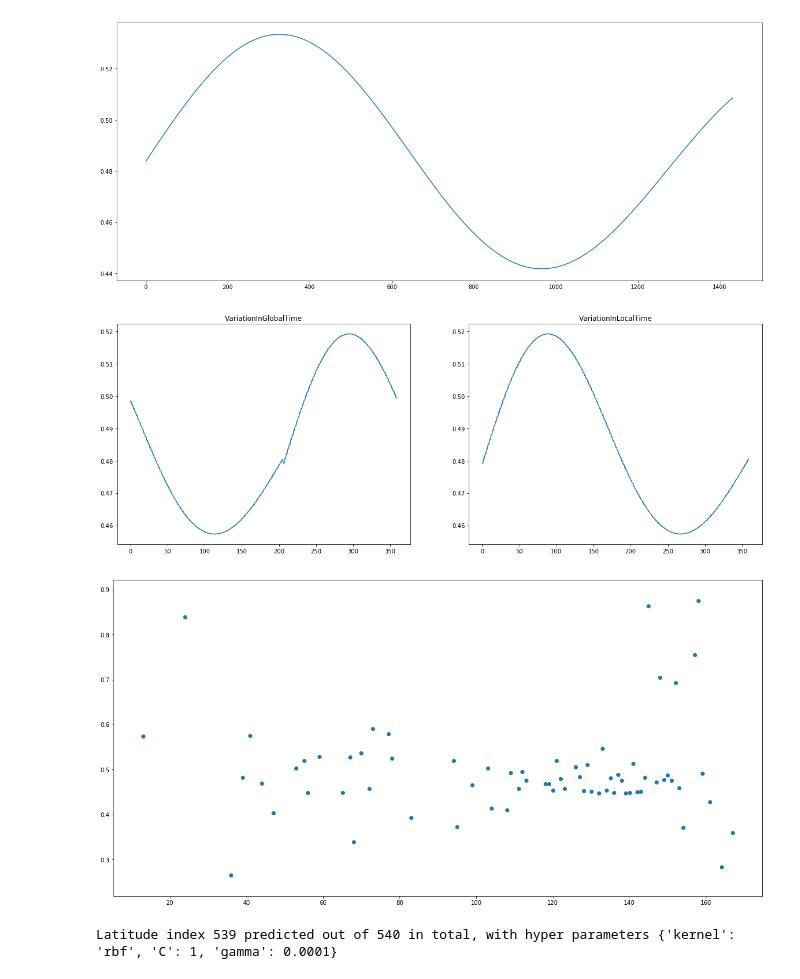
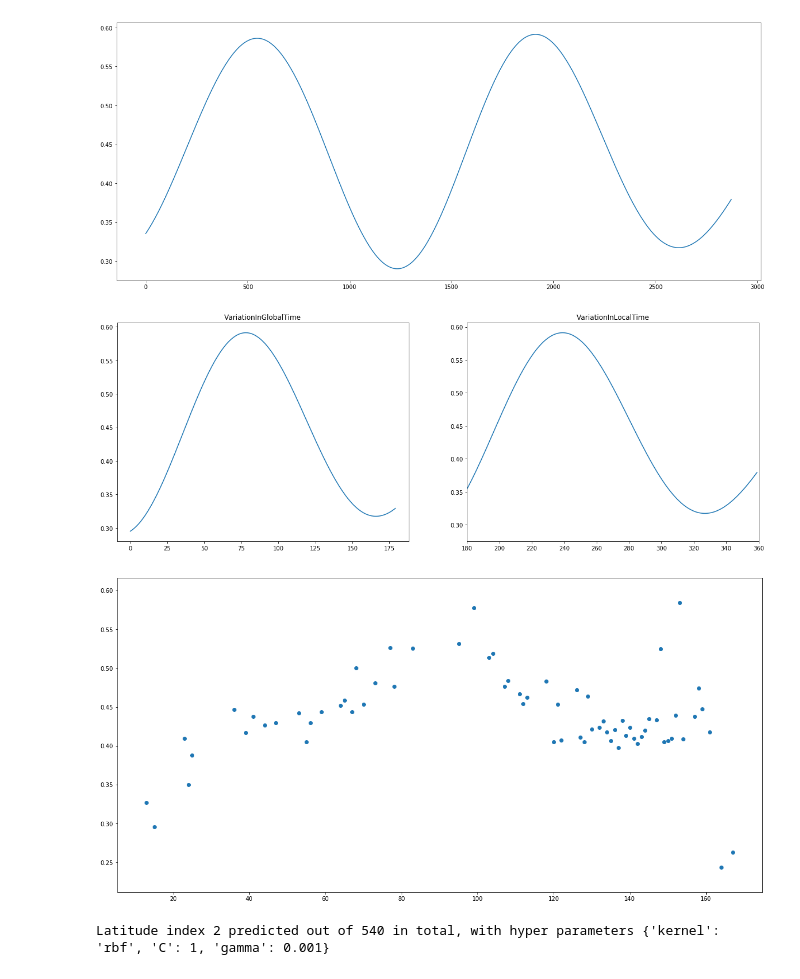
Before and after one commit to Pierre-LaurentC/IonosphericSignalRecontruction, a Jupyter notebook: SignalReconstruction.ipynb, the cells around one changed output. Cells and saved outputs as stored; diff of their text form; code cells hidden in the pictures.

```diff
--- a/SignalReconstruction.ipynb
+++ b/SignalReconstruction.ipynb
@@ -113,17 +119,18 @@ def gaussian(x, a, b, c):
 # %%
 %%time
 stationIndicatorVariation.clear()
+numberOfMinutesNeededInTheTimeStamp = 1440
 timeBetweenValues = 8
 dataResolution = 0
 dataBeforeNormalizaton = np.array([])
 
-if 360%(1440/timeBetweenValues)==0:
-    dataResolution = 360/(1440/timeBetweenValues)
+if 360%(numberOfMinutesNeededInTheTimeStamp/timeBetweenValues)==0:
+    dataResolution = 360/(numberOfMinutesNeededInTheTimeStamp/timeBetweenValues)
 
     for st in allStationCodes:
         delta = endDate-startDate
         totalMinutes = (delta.total_seconds()+1)/60
-        for i in range(0, np.int16(totalMinutes+1), timeBetweenValues):
+        for i in range(0, np.int16(totalMinutes), timeBetweenValues):
             try:
                 update = datetime.timedelta(minutes=i)
                 currentDate = startDate+update
@@ -183,12 +190,12 @@ def ManuallyNormalizeData01():
 # NormalizeData01()
 ManuallyNormalizeData01()
 # %%
-y = np.array(normalized01StationIndicatorVariation["clf"])
-x = np.arange(0, 1440, timeBetweenValues)
+y = np.array(normalized01StationIndicatorVariation["aae"])
+x = np.arange(0, numberOfMinutesNeededInTheTimeStamp*numberOfDaysWithData, timeBetweenValues)
 fig= plt.figure(figsize=(20,8))
 axes= fig.add_axes([0.8,0.8,0.8,0.8])
 axes.plot(x,y)
 plt.show()
 # %% [output]
-[figure, old version]
+[figure, new version]
 # %%
@@ -212,44 +224,52 @@ def indexValueOnLocalTime(array, st, i):
 
     return localTimeValuesArray[i]
 # %%
-indicatorVariationArray = np.full((180, 360), np.nan)
-indicatorVariationArrayLocalTime = np.full((180, 360), np.nan)
+indicatorVariationArray = np.full((180, (1440*numberOfDaysWithData)/timeBetweenValues), np.nan)
+indicatorVariationArrayLocalTime = np.full((180, numberOfMinutesNeededInTheTimeStamp/timeBetweenValues), np.nan)
 
 
 def makeIndicatorVariationArray(normalizedGauss, normalizedScaler):
     for st in allStationCodes:
+#         st='aae'
         for i in range(-90, 90):
             if not isinstance(stationsOut[st], matlab.mlarray.double):
                 if i == np.round(np.int16(stationsOut[st].get("latgeo")),0):
-#                         if st=="kou": print i+90
-#                         if i+90==138: print st
+#                     if st=="aae": print i+90
+#                     if i+90==138: print st
+#                     print(st)
                     if normalizedScaler:
-                        indicatorVariationArray[i+90]=AdaptDimensions(np.array(normalized01StationIndicatorVariation[st]))
+                        indicatorVariationArray[i+90]=np.array(normalized01StationIndicatorVariation[st])
                         indicatorVariationArrayLocalTime[i+90] = indexValueOnLocalTime(indicatorVariationArray, st, i+90)
+
                     elif normalizedGauss:
-                        indicatorVariationArray[i+90]=AdaptDimensions(np.array(normalizedStationIndicatorVariation[st]))
+                        indicatorVariationArray[i+90]=AdaptDimensions(np.array(normalizedStationIndicatorVariation[st]), indicatorVariationArray.shape[1])
                     else:
-                        indicatorVariationArray[i+90]=AdaptDimensions(np.array(stationIndicatorVariation[st]))
+                        indicatorVariationArray[i+90]=AdaptDimensions(np.array(stationIndicatorVariation[st]), indicatorVariationArray.shape[1])
                 else:
                     None
 
 makeIndicatorVariationArray(False,True)
 # %%
+stationLat = 99
 fig, (ax1, ax2) = plt.subplots(1, 2)
 fig.set_size_inches(20,7)
-x = np.arange(0,360,1)
+x = np.arange(0,indicatorVariationArray[stationLat].shape[0],1)
+x1 = np.arange(0,indicatorVariationArrayLocalTime[stationLat].shape[0],1)
 ax1.set_title("VariationInGlobalTime")
 ax2.set_title("VariationInLocalTime")
-ax1.plot(x.reshape(360,1), indicatorVariationArrayLocalTime[137].reshape(360,1))
-ax2.plot(x.reshape(360,1), indicatorVariationArray[137].reshape(360,1))
+ax1.plot(x1.reshape(indicatorVariationArrayLocalTime[stationLat].shape[0],1), indicatorVariationArrayLocalTime[stationLat].reshape(indicatorVariationArrayLocalTime[stationLat].shape[0],1))
+ax2.plot(x.reshape(indicatorVariationArray[stationLat].shape[0],1), indicatorVariationArray[stationLat].reshape(indicatorVariationArray[stationLat].shape[0],1))
+# ax1.set_xbound(180,360)
+ax2.set_xbound(180,360)
+
 plt.show(fig)
 # %% [output]
-[figure, old version]
+[figure, new version]
 # %%
 indicatorLatVariation = np.array([])
 xLat =  np.array([])
-for i in range(0, indicatorVariationArray.shape[0]):
-    indicatorLatVariation = np.append(indicatorLatVariation, indicatorVariationArrayLocalTime[i][220])
+for i in range(0, indicatorVariationArrayLocalTime.shape[0]):
+    indicatorLatVariation = np.append(indicatorLatVariation, indicatorVariationArrayLocalTime[i][90])
 
 xLat = np.arange(0, 180, 1).reshape(180, 1)
 fig, ax1 = plt.subplots()
@@ -257,7 +277,7 @@ fig, ax1 = plt.subplots()
 ax1.scatter(xLat, indicatorLatVariation.reshape(indicatorLatVariation.shape[0], 1))
 fig.set_size_inches(20,10)
 # %% [output]
-[figure, old version]
+[figure, new version]
 # %%
 def PredictIndicatorForOneLatitude(wantedLatitude):
     timePrediction = np.full((360), np.inf)
@@ -275,9 +295,9 @@ def AddTimePredictionToGlobal(prediction, latitude):
 ReconstructedArray = np.empty_like(indicatorVariationArrayIncreasedResolution)
 
 def PredictIndicatorForAllLatitudes(baseArray):
-    params = ParametersTuning(baseArray,180)
+    params = ParametersTuning(baseArray,baseArray.shape[1]/2)
     for i in range(0,baseArray.shape[0]):
-        specificLatitudeTimePrediction = np.full((360), np.inf)
+        specificLatitudeTimePrediction = np.full((numberOfMinutesNeededInTheTimeStamp/timeBetweenValues), np.inf)
         if math.isinf(baseArray[i][0]) or math.isnan(baseArray[i][0]):
             for y in range(0,baseArray.shape[1],dataResolution):
                 print("Latitude index {} predicted out of {} in total, with hyper parameters {}".format(i, baseArray.shape[0],params))
@@ -291,7 +311,7 @@ def PredictIndicatorForAllLatitudes(baseArray):
 
 PredictIndicatorForAllLatitudes(indicatorVariationArrayIncreasedResolution)
 # %% [output]
-Latitude index 539 predicted out of 540 in total, with hyper parameters {'kernel': 'rbf', 'C': 1, 'gamma': 0.0001}
+Latitude index 2 predicted out of 540 in total, with hyper parameters {'kernel': 'rbf', 'C': 1, 'gamma': 0.001}
 # %%
 # np.savetxt("ReconstructedArray720x1.csv", ReconstructedArray, delimiter=",")
 ReconstructedArray = np.empty_like(indicatorVariationArrayIncreasedResolution)
```
Also changed, not shown: parts of 12 cells of this notebook, 3 other files.
